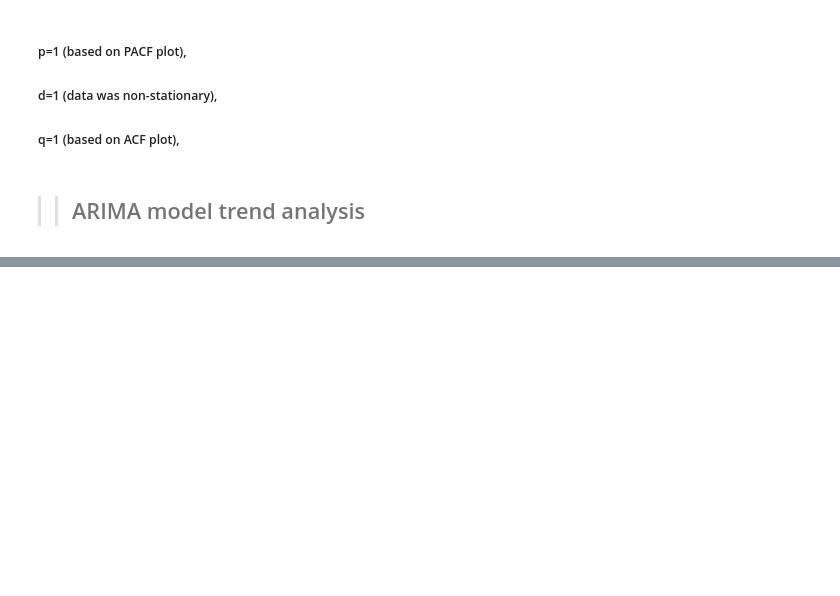
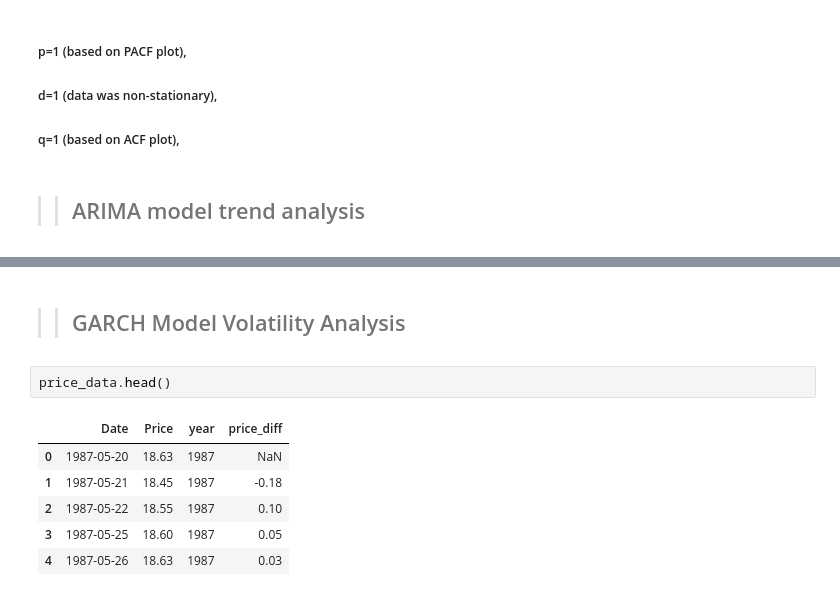
Before and after one commit to hanaDemma/Change_point_analysis_and_statistical_modelling-, a Jupyter notebook: notebooks/changePointAnalyisis.ipynb, the cells around one changed output, grey strips where cells are left out. Cells and saved outputs as stored; diff of their text form; blank space fills up the shorter version.

```diff
--- a/notebooks/changePointAnalyisis.ipynb
+++ b/notebooks/changePointAnalyisis.ipynb
@@ -272,0 +284,11 @@ Warnings:
+# %% [markdown]
+>> ## GARCH Model Volatility Analysis
+# %%
+price_data.head()
+# %% [output]
+|  | Date | Price | year | price_diff |
+| 0 | 1987-05-20 | 18.63 | 1987 | NaN |
+| 1 | 1987-05-21 | 18.45 | 1987 | -0.18 |
+| 2 | 1987-05-22 | 18.55 | 1987 | 0.10 |
+| 3 | 1987-05-25 | 18.60 | 1987 | 0.05 |
+| 4 | 1987-05-26 | 18.63 | 1987 | 0.03 |
```
Also changed, not shown: parts of 5 cells of this notebook, 1 other file.
